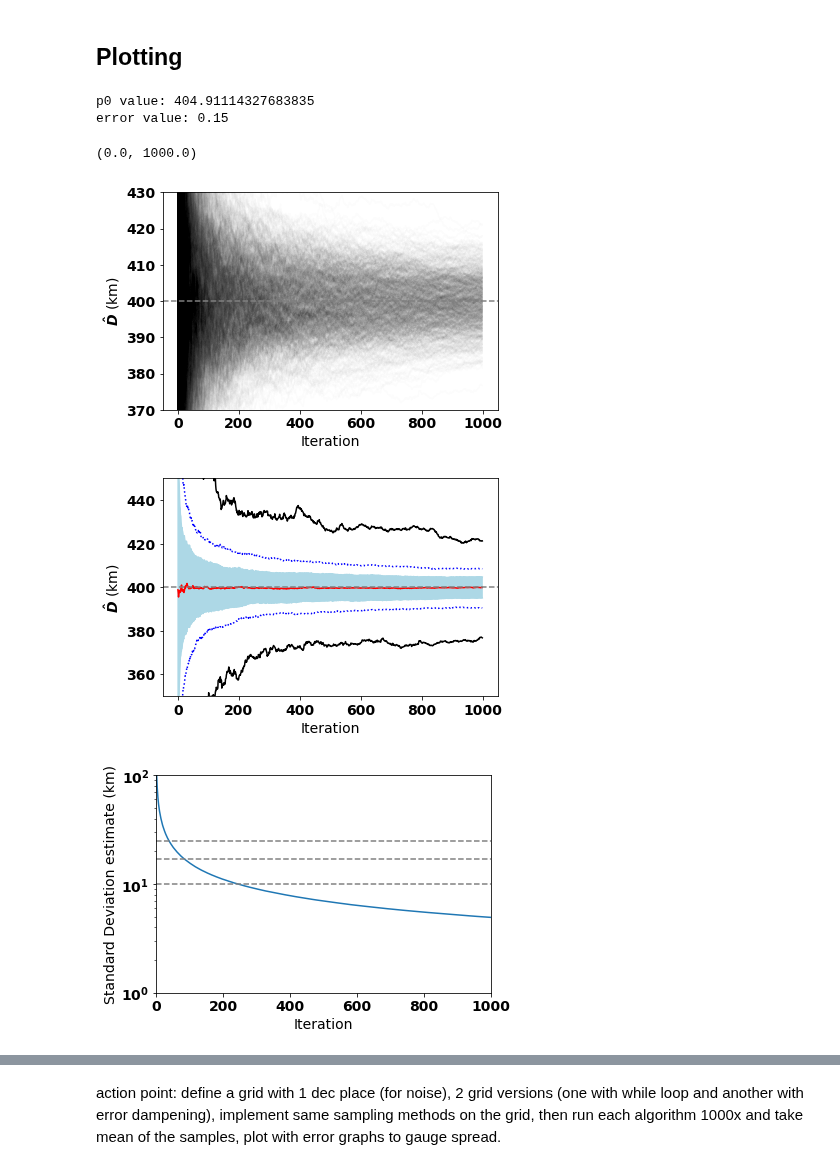
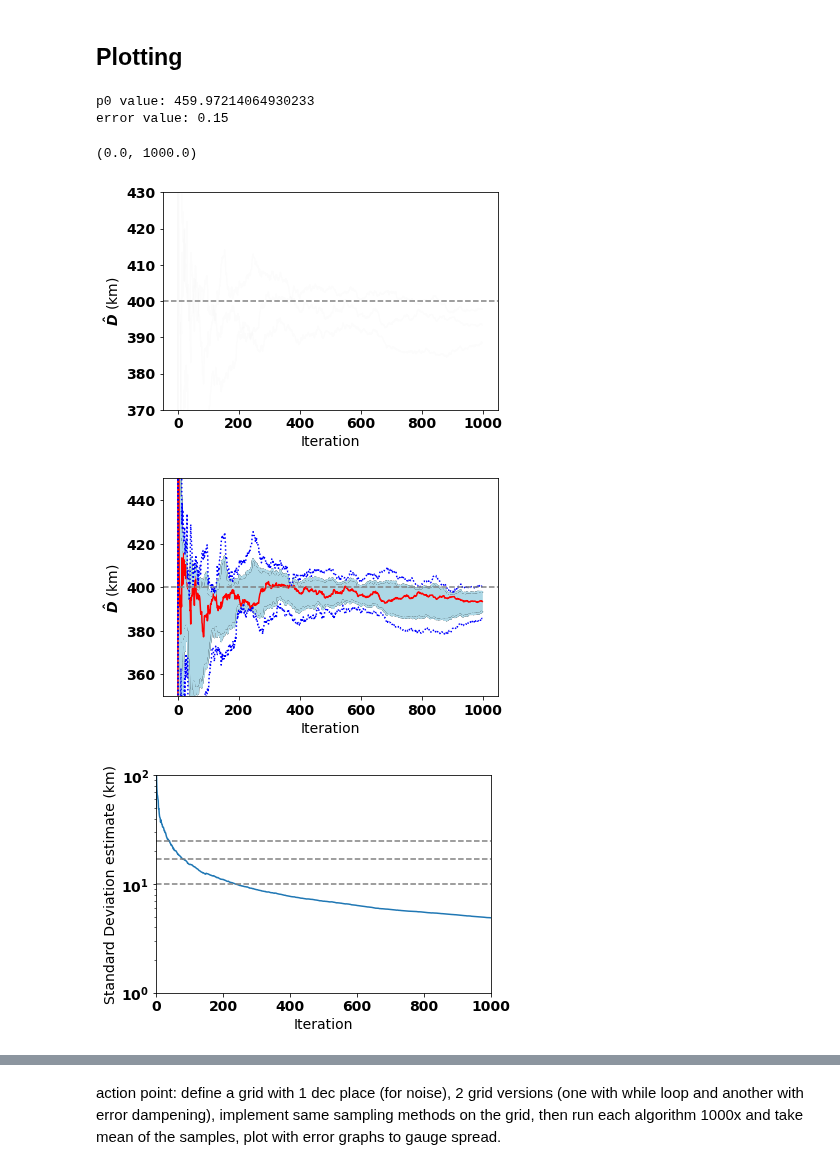
Before and after one commit to mustafa-majid-uu/curvefit_sampling, a Jupyter notebook: ex_G.ipynb, the cells around one changed output, grey strips where cells are left out. Drawn from its saved outputs; the diff is of its cells as text; code cells hidden in the pictures.

```diff
--- a/ex_G.ipynb
+++ b/ex_G.ipynb
@@ -26,13 +26,13 @@ e = 0.15 #error value
 ValueTRUE = 400
 iterations = 1000 #the maximum no. of iterations for each sample
 UpperBound = MaxDistance#4000
-reps = 1000 #how many times to repeat the whole experiment
+reps = 3 #how many times to repeat the whole experiment
 rp0 = np.random.uniform(100,1000) #sample initial random guess of D-hat for curve fitting
 # %% [markdown]
 <h2>Generating Noisy Artificial Data</h2>
 # %%
 #np.#random.seed(8)
-dictsize = 20
+dictsize = 100
 
 my_dict = {key: 0 for key in range(0, UpperBound+1)} #keep track of how many times a value was accessed; reset before each algorithm run
 
@@ -213,8 +228,8 @@ def absdiff(i):
 
 
 plt.figure(8)
-for i in range(0,len(Dhat_arr2_lst)):
-    plt.plot(i_arr,Dhat_arr2_lst[i], label = 'V2',alpha=0.01,color='black') #v2
+for i in range(0,len(Dhat_arr_lst)):
+    plt.plot(i_arr,Dhat_arr_lst[i], label = 'V2',alpha=0.01,color='black') #v2
 plt.axhline(y=ValueTRUE, color='gray', linestyle='--')
 plt.ylim([370,430])
 plt.ylabel('$\hat{D}$ (km)')
@@ -229,7 +244,7 @@ Dhat_10 = []
 Dhat_90 = []
 std_med = []
 
-for i, items in enumerate(zip(*Dhat_arr2_lst)):
+for i, items in enumerate(zip(*Dhat_arr_lst)):
     # Find min, max, and median for each iteration
     minv = min(items)
     maxv = max(items)
@@ -244,7 +259,7 @@ for i, items in enumerate(zip(*Dhat_arr2_lst)):
     Dhat_10.append(percentile_10)
     Dhat_90.append(percentile_90)
 
-for j, items in enumerate(zip(*cov_arr2_lst)):
+for j, items in enumerate(zip(*cov_arr_lst)):
     median = statistics.median(items)
     std_med.append(median)
 
@@ -256,36 +271,36 @@ plt.plot(i_arr,Dhat_max, c='black')
 plt.plot(i_arr,Dhat_q1, color='lightblue')
 plt.plot(i_arr,Dhat_med,color = 'red')
 plt.plot(i_arr,Dhat_q3, color='lightblue')
 plt.plot(i_arr,Dhat_10, color='blue',linestyle = 'dotted')
 plt.plot(i_arr,Dhat_90, color='blue',linestyle = 'dotted')
 
 plt.fill_between(i_arr, Dhat_q1, Dhat_q3, color='lightblue')
 
 plt.ylim([350,450])
 plt.ylabel('$\hat{D}$ (km)')
 plt.xlabel('Iteration')
 plt.axhline(y=(ValueTRUE), color='gray', linestyle='--')
 #plt.legend(loc="upper right")
 
 
 #Plot median of st. dev. at each iteration
 plt.figure(60)
 plt.plot(i_arr,std_med, label = 'V2')
 plt.axhline(y=(10), color='gray', linestyle='--')
 plt.axhline(y=(25), color='gray', linestyle='--')
 plt.axhline(y=(17), color='gray', linestyle='--')
 
 plt.yscale('log')
 plt.ylim([1,10**2])
 plt.ylabel('Standard Deviation estimate (km)') # LPS: As there is only one variable, this is the variance of this variable.
 plt.xlabel('Iteration')
 plt.xlim(0,1000)
 # %% [output]
-p0 value: 404.91114327683835
+p0 value: 459.97214064930233
 error value: 0.15
 (0.0, 1000.0)
-[figure, old version]
+[figure, new version]
-[figure, old version]
+[figure, new version]
 [figure]
 # %%
 
```
Also changed, not shown: parts of 3 cells of this notebook, 4 other files.
